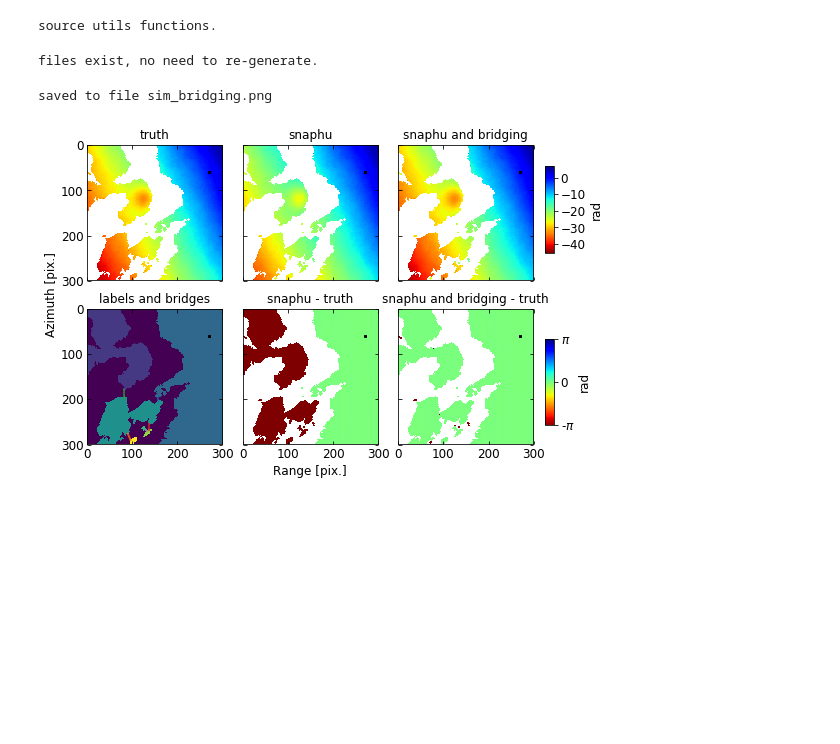
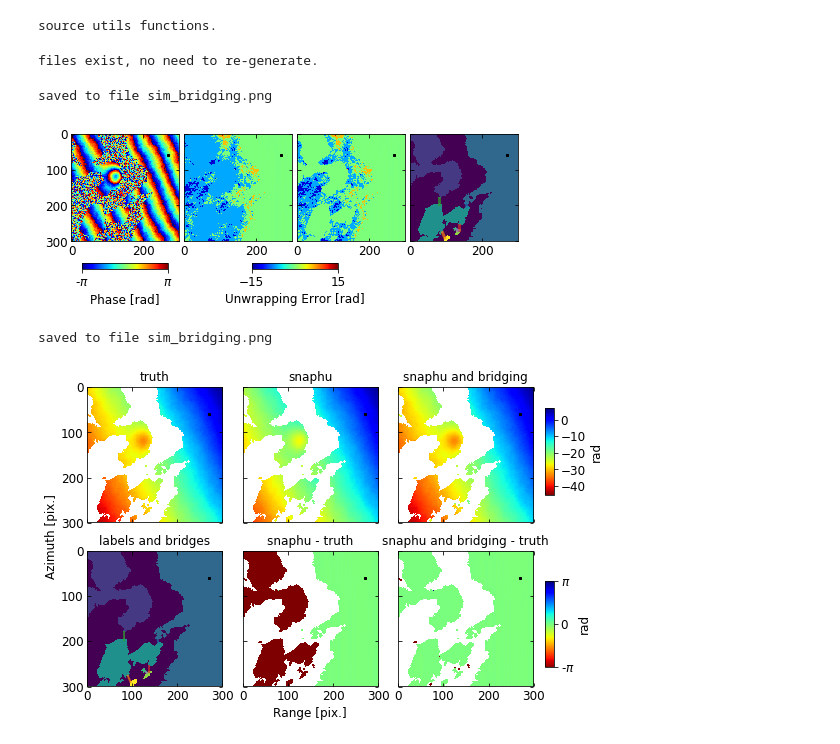
Before and after one commit to geodesymiami/Yunjun_et_al-2019-MintPy, a Jupyter notebook: Fig_02_sim_bridging.ipynb, the cells around one changed output. Cells and saved outputs as stored; diff of their text form; code cells hidden in the pictures; blank space fills up the shorter version.

Commit message:
update sim_bridging

```diff
--- a/Fig_02_sim_bridging.ipynb
+++ b/Fig_02_sim_bridging.ipynb
@@ -204,6 +204,61 @@ else:
     print('files exist, no need to re-generate.')
 # %% [output]
 files exist, no need to re-generate.
+# %%
+## plot bridging vs SNAPHU
+
+# read data
+conncomp = readfile.read(cc_file)[0]
+cc = connectComponent(conncomp=conncomp, metadata=atr)
+cc.label(min_area=50, erosion_size=1)
+cc.find_mst_bridge()
+
+sim_unw = readfile.read(sim_unw_file)[0]; sim_unw -= sim_unw[ref_y, ref_x];# sim_unw[cc.conncomp==0] = np.nan
+snf_unw = readfile.read(snf_unw_file)[0]; snf_unw -= snf_unw[ref_y, ref_x];# snf_unw[cc.conncomp==0] = np.nan
+bdg_unw = readfile.read(bdg_unw_file)[0]; bdg_unw -= bdg_unw[ref_y, ref_x];# bdg_unw[cc.conncomp==0] = np.nan
+sim_int = ut.wrap(sim_unw)
+snf_err = sim_unw - snf_unw
+bdg_err = sim_unw - bdg_unw
+vlim = 15
+
+# plot
+fig, axs = plt.subplots(nrows=1, ncols=4, figsize=[8, 2.5], sharex=True, sharey=True)
+im1 = axs[0].imshow(sim_int, cmap='jet', vmin=-np.pi,   vmax=np.pi)
+im2 = axs[1].imshow(snf_err, cmap='jet', vmin=-1.*vlim, vmax=vlim)
+im3 = axs[2].imshow(bdg_err, cmap='jet', vmin=-1.*vlim, vmax=vlim)
+im4 = axs[3].imshow(cc.labelImg)#, cmap='jet')
+for bridge in cc.bridges:
+    axs[3].plot([bridge['x0'], bridge['x1']],
+                [bridge['y0'], bridge['y1']], '-', lw=3, alpha=0.7)
+
+# axis format
+for ax in axs:
+    ax.plot(ref_x, ref_y, 'ks', ms=2)
+    ax.tick_params(which='both', direction='in', labelsize=font_size, bottom=True, top=True, left=True, right=True)
+fig.subplots_adjust(wspace=0.05)
+#axs[1,1].set_xlabel('Range [pix.]', fontsize=font_size)
+#pp.set_shared_ylabel(axs.flatten(), 'Azimuth [pix.]', font_size=font_size, labelpad=-0.075)
+
+## colorbar
+cax1 = fig.add_axes([0.143, 0.05, 0.15, 0.03])
+cbar1 = plt.colorbar(im1, cax=cax1, orientation='horizontal', ticks=[-np.pi, np.pi])
+cbar1.ax.set_xticklabels([r'-$\pi$', r'$\pi$'])
+cbar1.ax.tick_params(labelsize=font_size)
+cbar1.set_label('Phase [rad]', fontsize=font_size)
+
+cax2 = fig.add_axes([0.438, 0.05, 0.15, 0.03])
+cbar2 = plt.colorbar(im2, cax=cax2, orientation='horizontal', ticks=[-1.*vlim, vlim])
+cbar2.ax.tick_params(labelsize=font_size)
+cbar2.set_label('Unwrapping Error [rad]', fontsize=font_size)
+
+# save
+out_file = 'sim_bridging.png'
+plt.savefig(out_file, bbox_inches='tight', transparent=True, dpi=fig_dpi)
+print('saved to file', out_file)
+plt.show()
+# %% [output]
+saved to file sim_bridging.png
+[figure, added]
 # %%
 ## plot bridging vs SNAPHU
 
```
Also changed, not shown: parts of 1 cell of this notebook, 1 other file.
